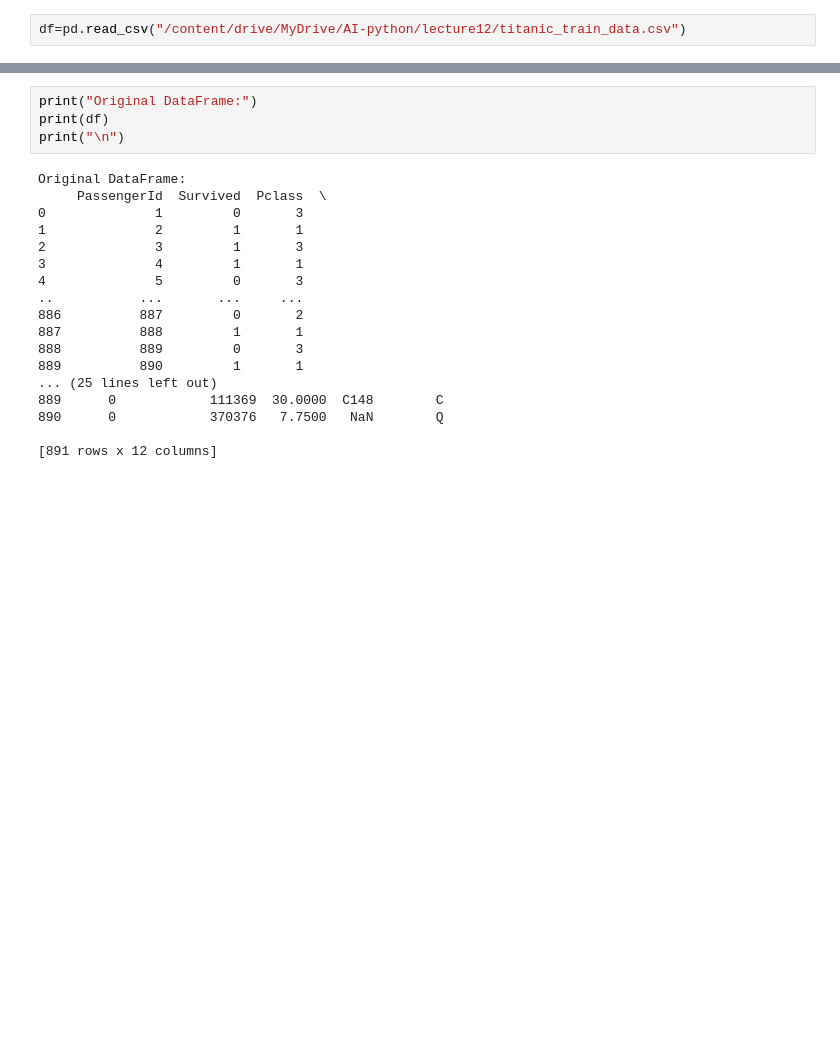
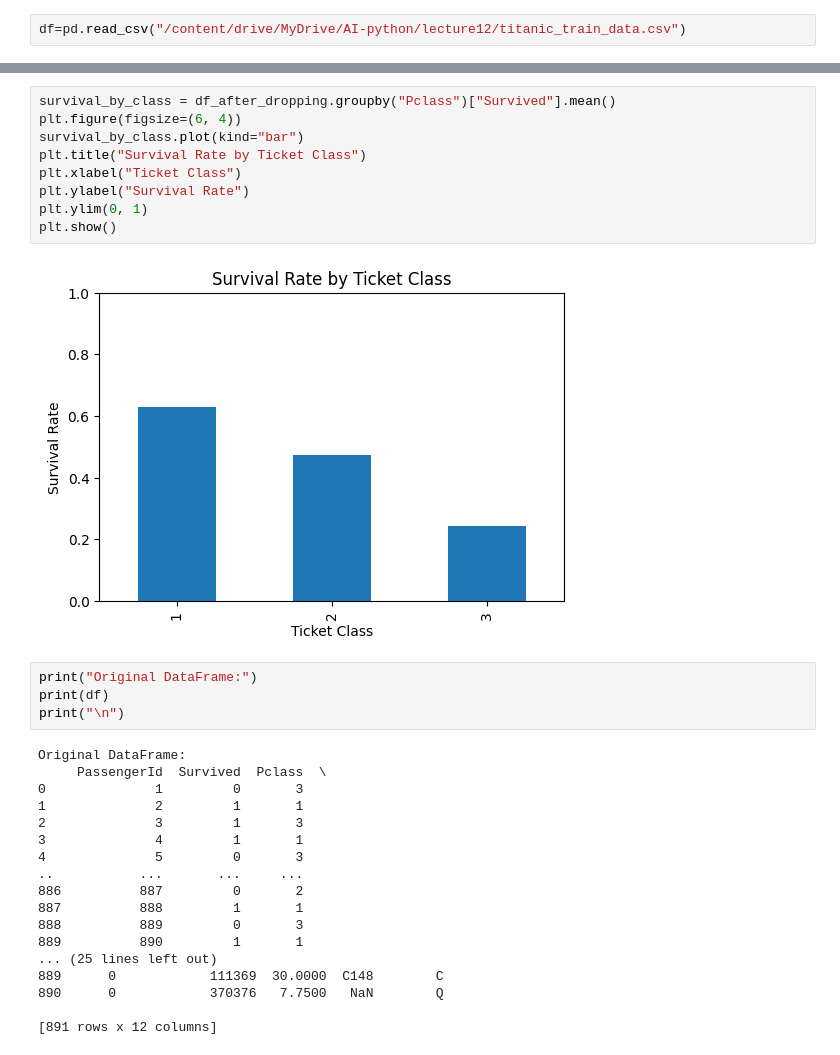
Before and after one commit to prabuddhayogi/ai-with-python, a Jupyter notebook: encoding.ipynb, the cells around one changed output, grey strips where cells are left out. Cells and saved outputs as stored; diff of their text form; blank space fills up the shorter version.

```diff
--- a/encoding.ipynb
+++ b/encoding.ipynb
@@ -8,3 +81,14 @@ df=pd.read_csv("/content/drive/MyDrive/AI-python/lecture12/titanic_train_data.cs
+# %%
+survival_by_class = df_after_dropping.groupby("Pclass")["Survived"].mean()
+plt.figure(figsize=(6, 4))
+survival_by_class.plot(kind="bar")
+plt.title("Survival Rate by Ticket Class")
+plt.xlabel("Ticket Class")
+plt.ylabel("Survival Rate")
+plt.ylim(0, 1)
+plt.show()
+# %% [output]
+[figure, added]
 # %%
 print("Original DataFrame:")
 print(df)
```
Also changed, not shown: parts of 12 cells of this notebook.
